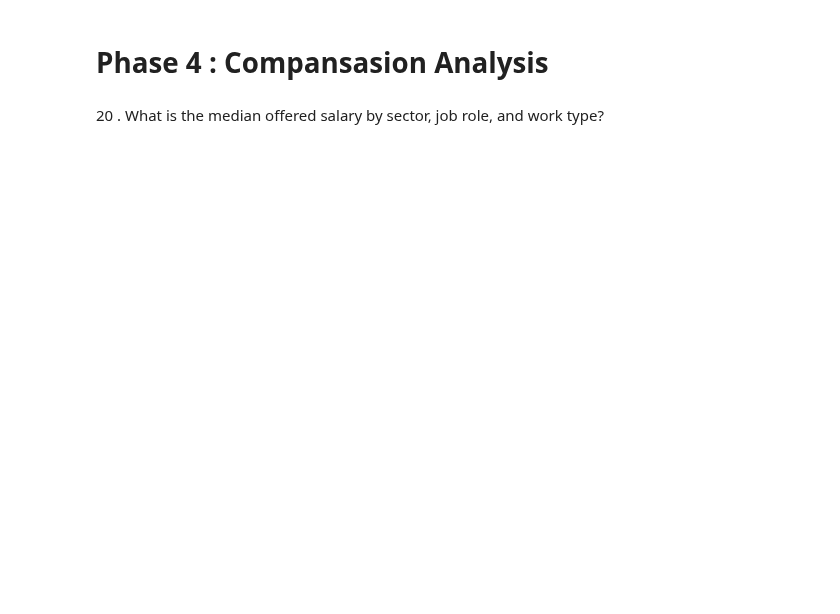
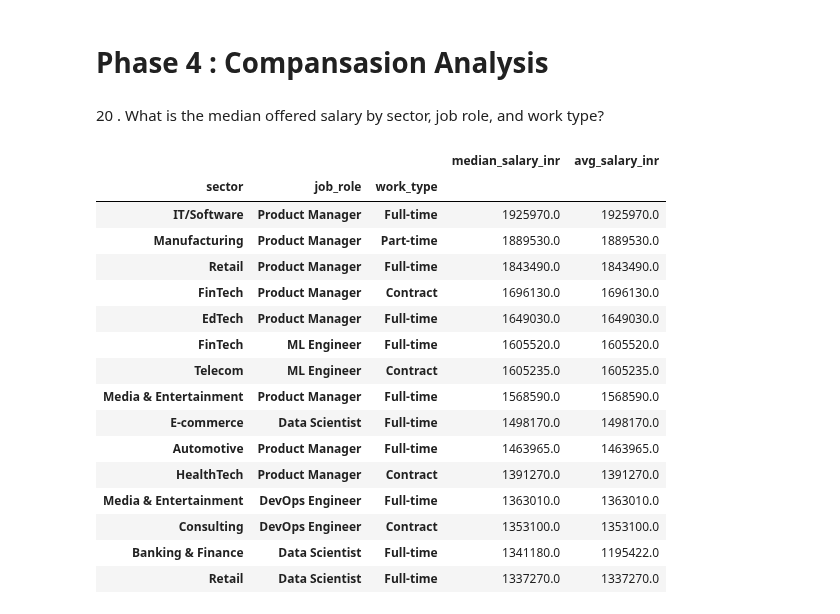
Before and after one commit to Ishasavani1402/Data-Analytics, a Jupyter notebook: fresher_hiring_analysis/EDA.ipynb, the cells around one changed output. Drawn from its saved outputs; the diff is of its cells as text; code cells hidden in the pictures; blank space fills up the shorter version.

```diff
--- a/fresher_hiring_analysis/EDA.ipynb
+++ b/fresher_hiring_analysis/EDA.ipynb
@@ -819,3 +838,30 @@ GROUP BY city"""),engine)
 # Phase 4 : Compansasion Analysis
 # %% [markdown]
 20 . What is the median offered salary by sector, job role, and work type?
+# %%
+df_offers = df[df['offered_salary_inr'] > 0].copy()
+
+median_salary = df_offers.groupby(['sector', 'job_role', 'work_type']).agg(
+    median_salary_inr=('offered_salary_inr', 'median'),
+    avg_salary_inr=('offered_salary_inr', 'mean')
+).round(0).sort_values('median_salary_inr', ascending=False)
+
+display(median_salary.head(15))
+# %% [output]
+|  |  |  | median_salary_inr | avg_salary_inr |
+| sector | job_role | work_type |  |  |
+| IT/Software | Product Manager | Full-time | 1925970.0 | 1925970.0 |
+| Manufacturing | Product Manager | Part-time | 1889530.0 | 1889530.0 |
+| Retail | Product Manager | Full-time | 1843490.0 | 1843490.0 |
+| FinTech | Product Manager | Contract | 1696130.0 | 1696130.0 |
+| EdTech | Product Manager | Full-time | 1649030.0 | 1649030.0 |
+| FinTech | ML Engineer | Full-time | 1605520.0 | 1605520.0 |
+| Telecom | ML Engineer | Contract | 1605235.0 | 1605235.0 |
+| Media & Entertainment | Product Manager | Full-time | 1568590.0 | 1568590.0 |
+| E-commerce | Data Scientist | Full-time | 1498170.0 | 1498170.0 |
+| Automotive | Product Manager | Full-time | 1463965.0 | 1463965.0 |
+| HealthTech | Product Manager | Contract | 1391270.0 | 1391270.0 |
+| Media & Entertainment | DevOps Engineer | Full-time | 1363010.0 | 1363010.0 |
+| Consulting | DevOps Engineer | Contract | 1353100.0 | 1353100.0 |
+| Banking & Finance | Data Scientist | Full-time | 1341180.0 | 1195422.0 |
+| Retail | Data Scientist | Full-time | 1337270.0 | 1337270.0 |
```
Also changed, not shown: parts of 5 cells of this notebook.
